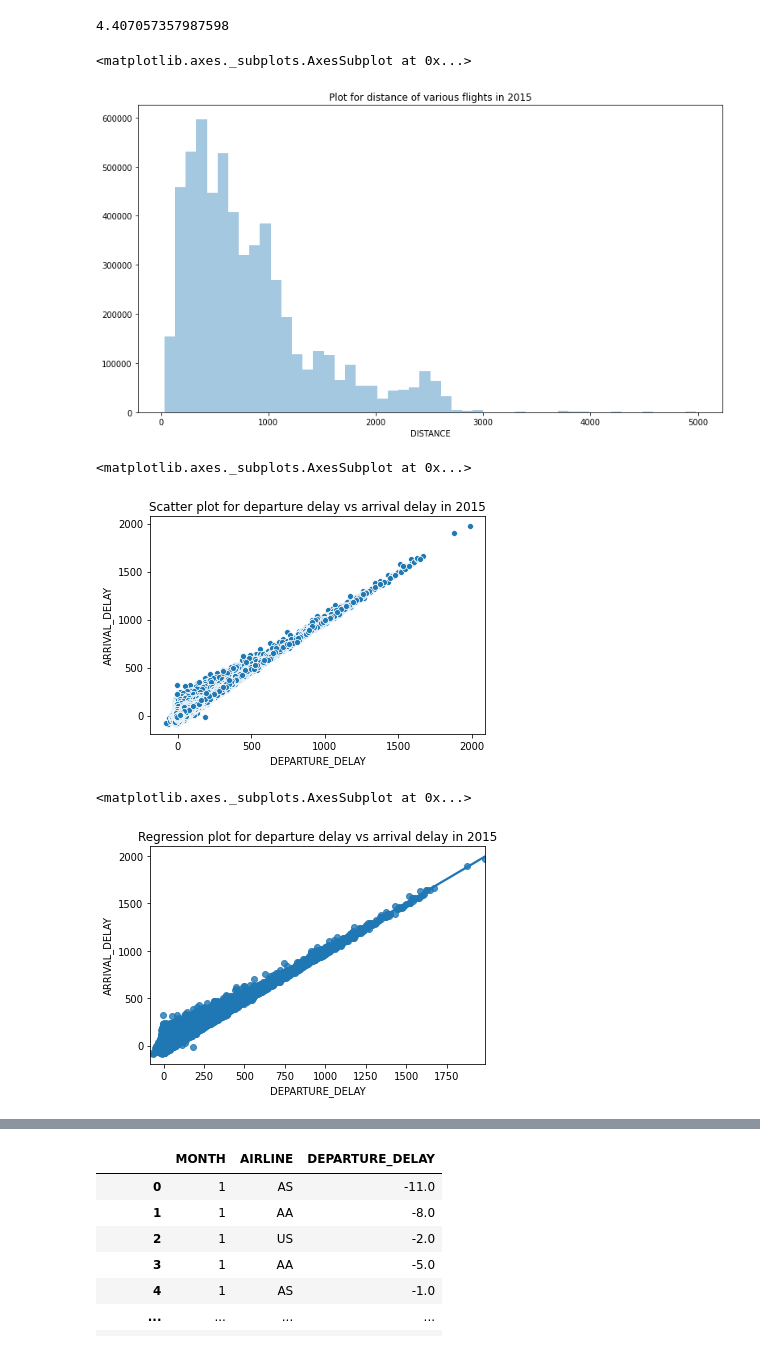
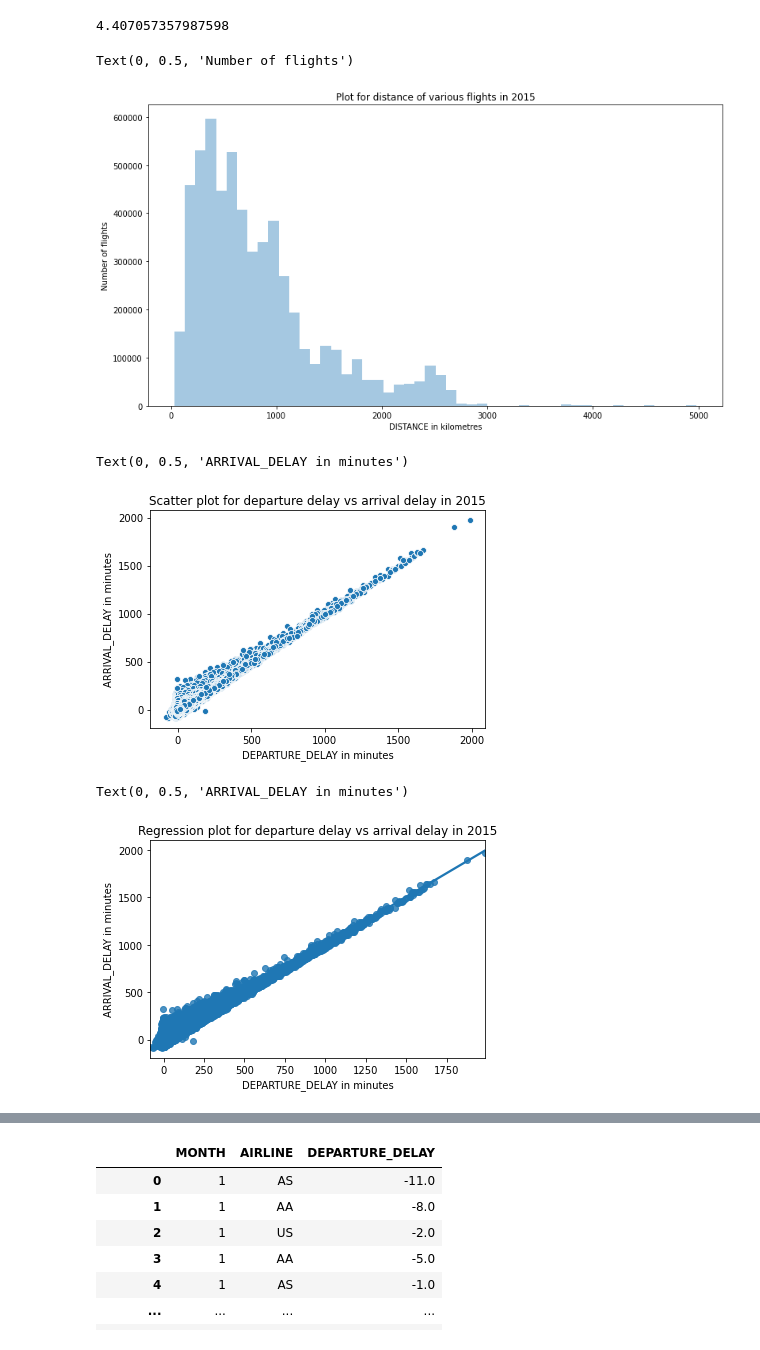
Before and after one commit to bchaithanyasai/PredictLateArrivalsPaper, a Jupyter notebook: Data_Visualization_2015.ipynb, the cells around one changed output, grey strips where cells are left out. Drawn from its saved outputs; the diff is of its cells as text; code cells hidden in the pictures.

```diff
--- a/Data_Visualization_2015.ipynb
+++ b/Data_Visualization_2015.ipynb
@@ -260,21 +260,30 @@ data.ARRIVAL_DELAY.mean()
 # %% [output]
 4.407057357987598
 # %%
+import seaborn as sns
+import matplotlib.pyplot as plt
+
 plt.figure(figsize=(13,7))
 plt.title("Plot for distance of various flights in 2015")
 sns.distplot(data['DISTANCE'],kde=False)
+plt.xlabel("DISTANCE in kilometres")
+plt.ylabel("Number of flights")
 # %% [output]
-<matplotlib.axes._subplots.AxesSubplot at 0x...>
+Text(0, 0.5, 'Number of flights')
-[figure, old version]
+[figure, new version]
 # %%
 plt.title("Scatter plot for departure delay vs arrival delay in 2015")
 sns.scatterplot(data.DEPARTURE_DELAY,data.ARRIVAL_DELAY)
+plt.xlabel("DEPARTURE_DELAY in minutes")
+plt.ylabel("ARRIVAL_DELAY in minutes")
 # %% [output]
-<matplotlib.axes._subplots.AxesSubplot at 0x...>
+Text(0, 0.5, 'ARRIVAL_DELAY in minutes')
-[figure, old version]
+[figure, new version]
 # %%
 plt.title("Regression plot for departure delay vs arrival delay in 2015")
 sns.regplot(data.DEPARTURE_DELAY,data.ARRIVAL_DELAY)
+plt.xlabel("DEPARTURE_DELAY in minutes")
+plt.ylabel("ARRIVAL_DELAY in minutes")
 # %% [output]
-<matplotlib.axes._subplots.AxesSubplot at 0x...>
+Text(0, 0.5, 'ARRIVAL_DELAY in minutes')
-[figure, old version]
+[figure, new version]
```
Also changed, not shown: parts of 32 cells of this notebook.
